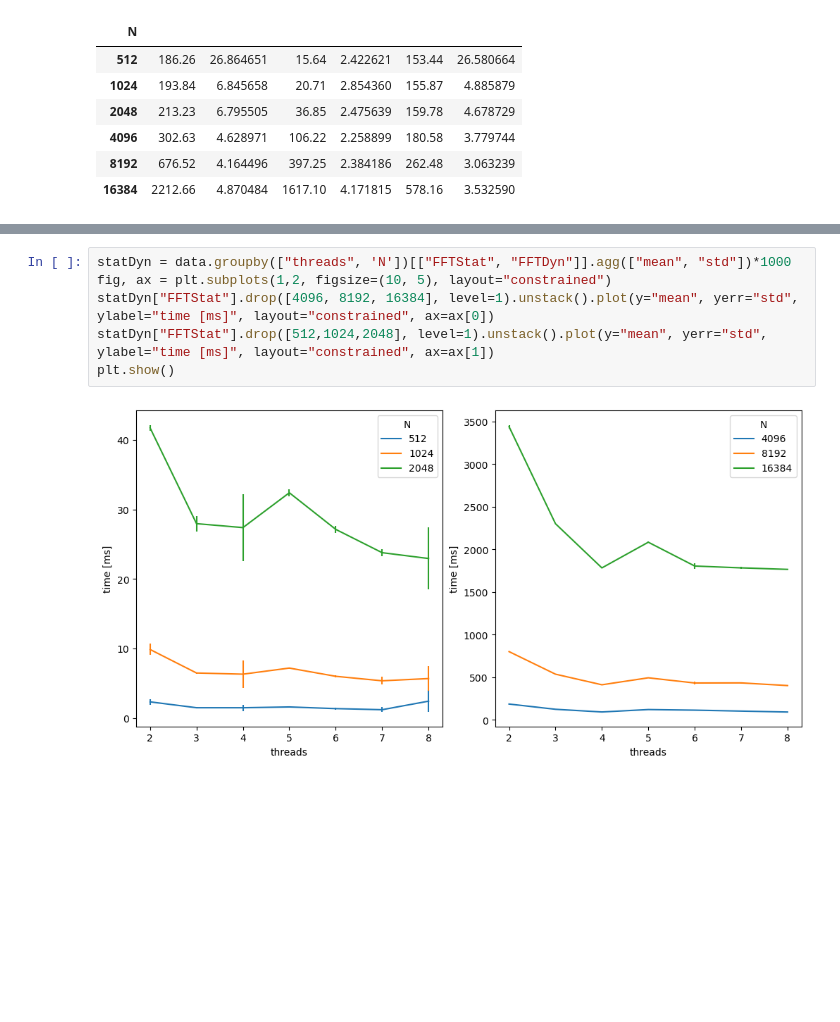
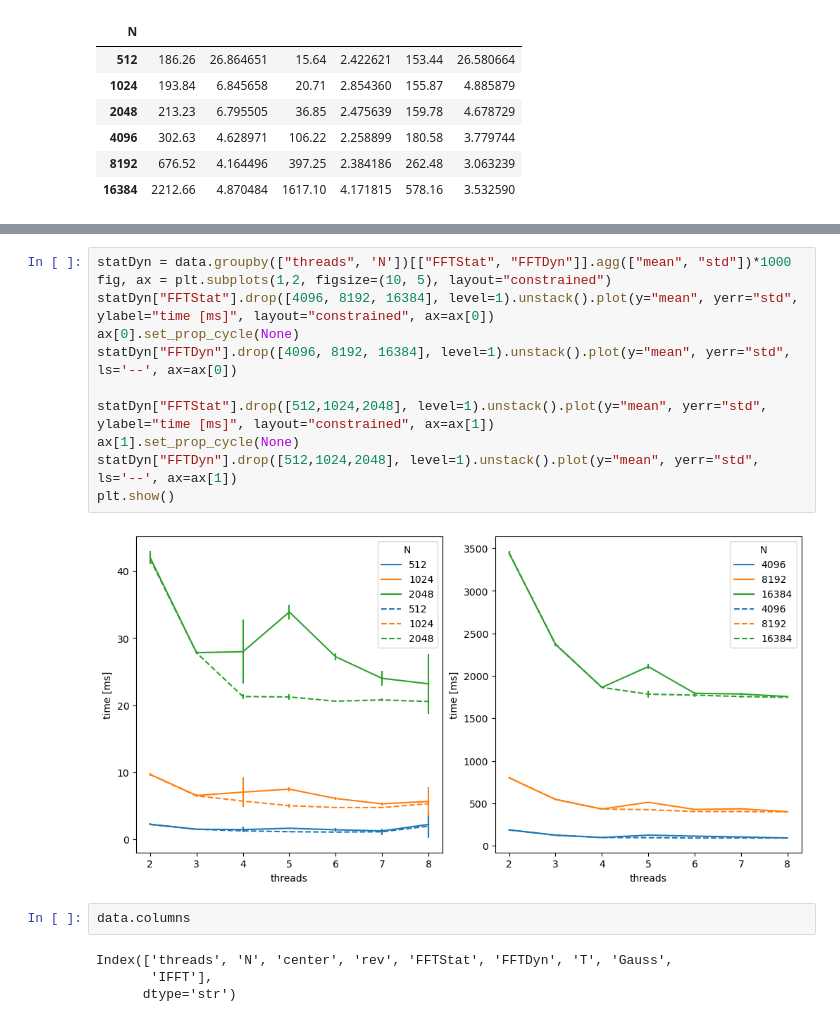
Before and after one commit to GioMai24/Speed-of-Light-FFT, a Jupyter notebook: visualization.ipynb, the cells around one changed output, grey strips where cells are left out. Cells and saved outputs as stored; diff of their text form; blank space fills up the shorter version.

```diff
--- a/visualization.ipynb
+++ b/visualization.ipynb
@@ -32,8 +56,19 @@ statDyn["FFTDyn"].unstack()
 # %%
 statDyn = data.groupby(["threads", 'N'])[["FFTStat", "FFTDyn"]].agg(["mean", "std"])*1000
 fig, ax = plt.subplots(1,2, figsize=(10, 5), layout="constrained")
 statDyn["FFTStat"].drop([4096, 8192, 16384], level=1).unstack().plot(y="mean", yerr="std", ylabel="time [ms]", layout="constrained", ax=ax[0])
+ax[0].set_prop_cycle(None)
+statDyn["FFTDyn"].drop([4096, 8192, 16384], level=1).unstack().plot(y="mean", yerr="std", ls='--', ax=ax[0])
+
 statDyn["FFTStat"].drop([512,1024,2048], level=1).unstack().plot(y="mean", yerr="std", ylabel="time [ms]", layout="constrained", ax=ax[1])
+ax[1].set_prop_cycle(None)
+statDyn["FFTDyn"].drop([512,1024,2048], level=1).unstack().plot(y="mean", yerr="std", ls='--', ax=ax[1])
 plt.show()
 # %% [output]
-[figure, old version]
+[figure, new version]
+# %%
+data.columns
+# %% [output]
+Index(['threads', 'N', 'center', 'rev', 'FFTStat', 'FFTDyn', 'T', 'Gauss',
+       'IFFT'],
+      dtype='str')
```
Also changed, not shown: parts of 4 cells of this notebook, 6 other files.
